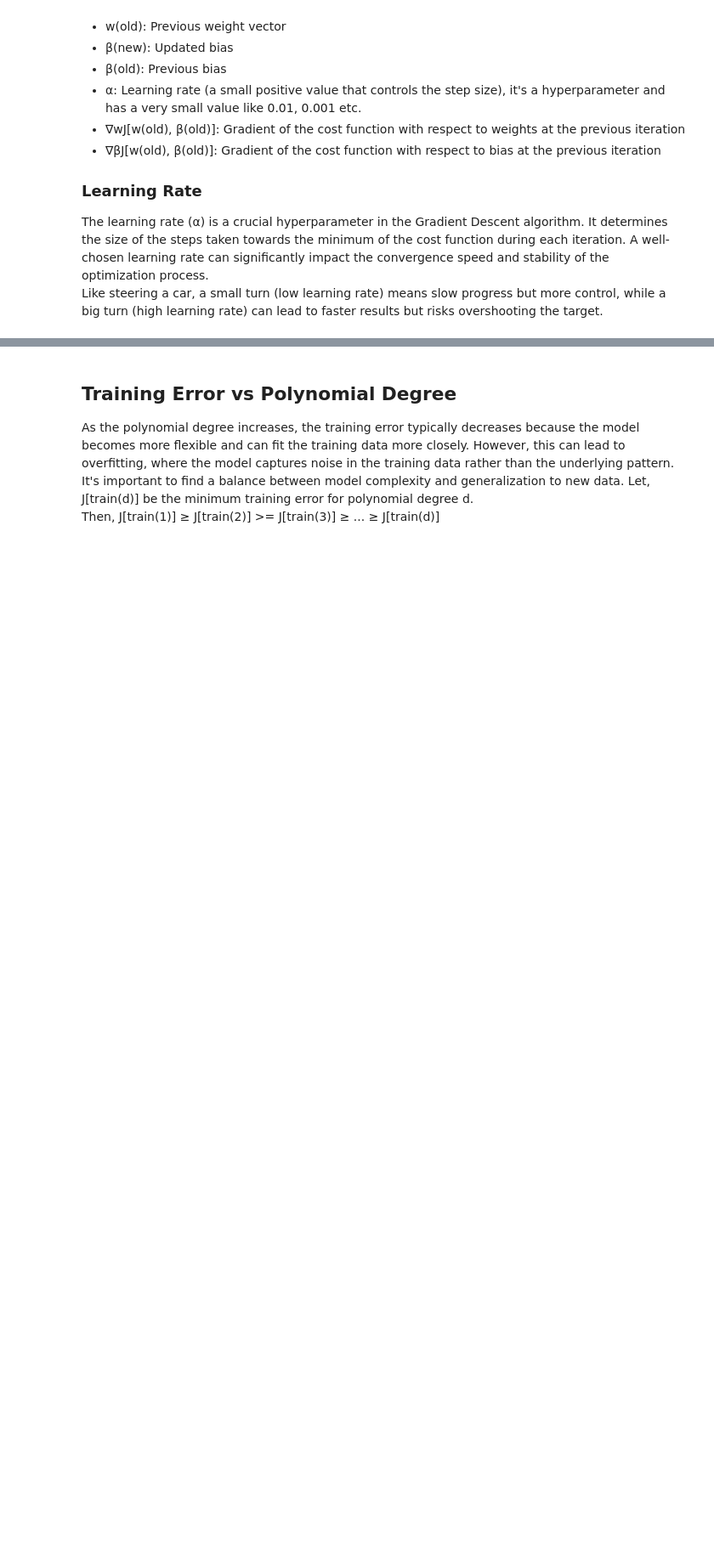
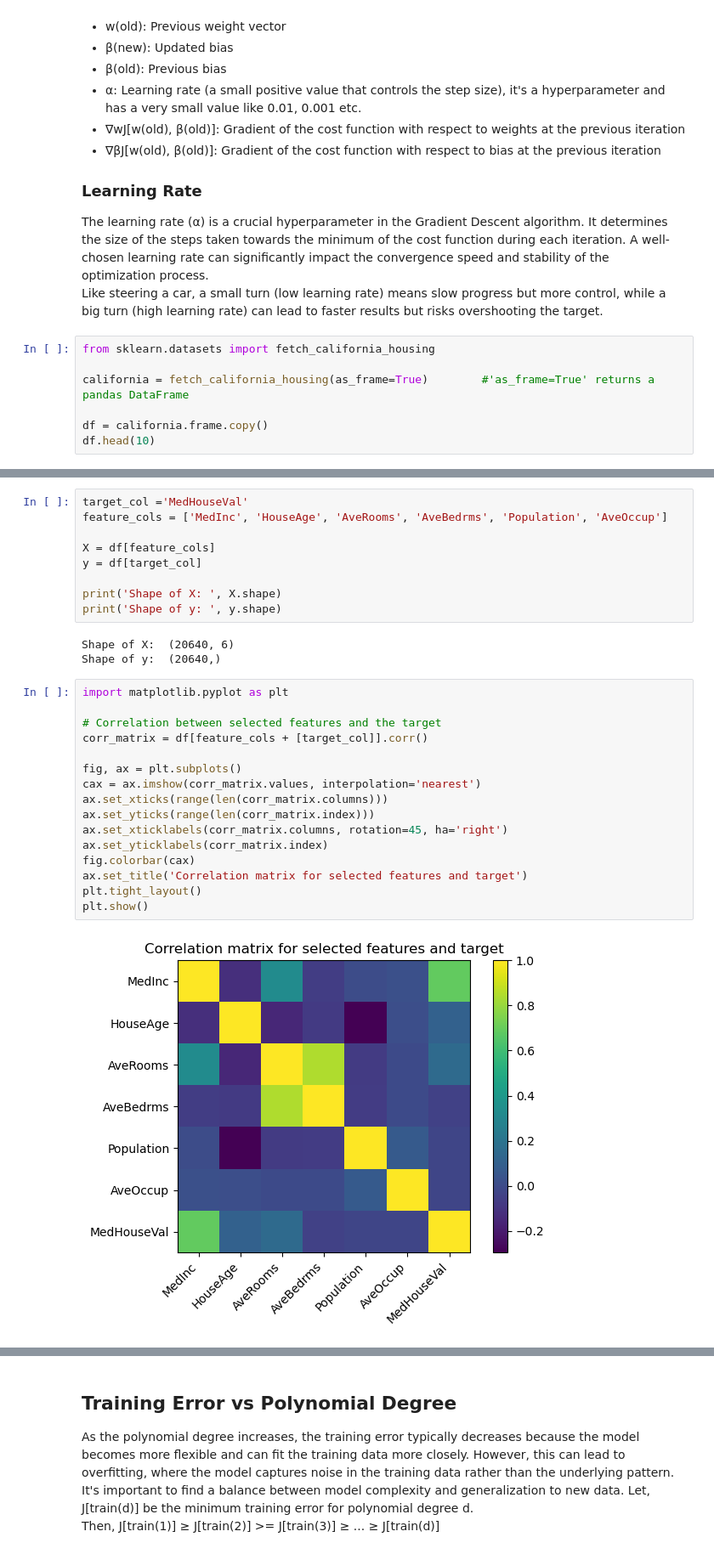
Before and after one commit to himadree-chaudhury/AI-ML-Foundation, a Jupyter notebook: Supervised Learning/module_13.ipynb, the cells around one changed output, grey strips where cells are left out. Shown at 85% size. Drawn from its saved outputs; the diff is of its cells as text; blank space fills up the shorter version.

```diff
--- a/Supervised Learning/module_13.ipynb
+++ b/Supervised Learning/module_13.ipynb
@@ -84,3 +84,10 @@ Where:
 ### Learning Rate
 The learning rate (α) is a crucial hyperparameter in the Gradient Descent algorithm. It determines the size of the steps taken towards the minimum of the cost function during each iteration. A well-chosen learning rate can significantly impact the convergence speed and stability of the optimization process.\
 Like steering a car, a small turn (low learning rate) means slow progress but more control, while a big turn (high learning rate) can lead to faster results but risks overshooting the target.
+# %%
+from sklearn.datasets import fetch_california_housing
+
+california = fetch_california_housing(as_frame=True)        #'as_frame=True' returns a pandas DataFrame
+
+df = california.frame.copy()
+df.head(10)
@@ -86,0 +119,30 @@ Like steering a car, a small turn (low learning rate) means slow progress but mo
+# %%
+target_col ='MedHouseVal'
+feature_cols = ['MedInc', 'HouseAge', 'AveRooms', 'AveBedrms', 'Population', 'AveOccup']
+
+X = df[feature_cols]
+y = df[target_col]
+
+print('Shape of X: ', X.shape)
+print('Shape of y: ', y.shape)
+# %% [output]
+Shape of X:  (20640, 6)
+Shape of y:  (20640,)
+# %%
+import matplotlib.pyplot as plt
+
+# Correlation between selected features and the target
+corr_matrix = df[feature_cols + [target_col]].corr()
+
+fig, ax = plt.subplots()
+cax = ax.imshow(corr_matrix.values, interpolation='nearest')
+ax.set_xticks(range(len(corr_matrix.columns)))
+ax.set_yticks(range(len(corr_matrix.index)))
+ax.set_xticklabels(corr_matrix.columns, rotation=45, ha='right')
+ax.set_yticklabels(corr_matrix.index)
+fig.colorbar(cax)
+ax.set_title('Correlation matrix for selected features and target')
+plt.tight_layout()
+plt.show()
+# %% [output]
+[figure, added]
```
Also changed, not shown: parts of 13 cells of this notebook, 4 other files.
